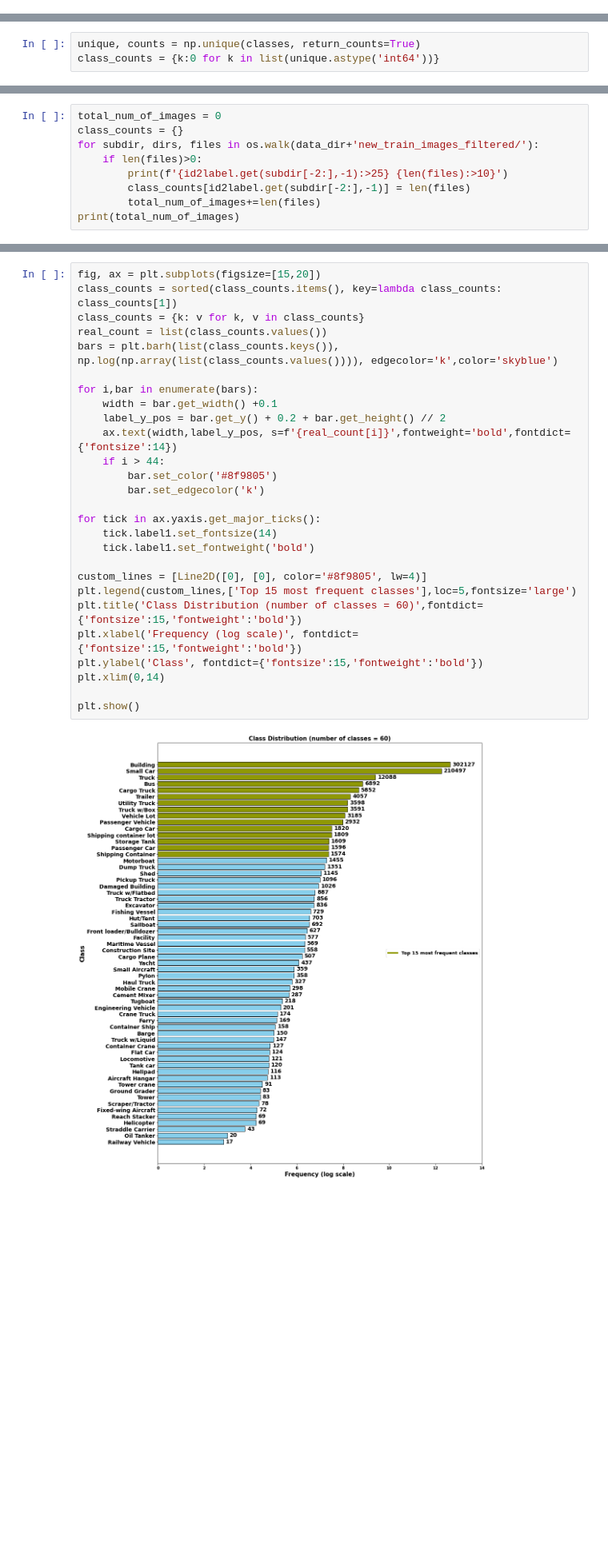
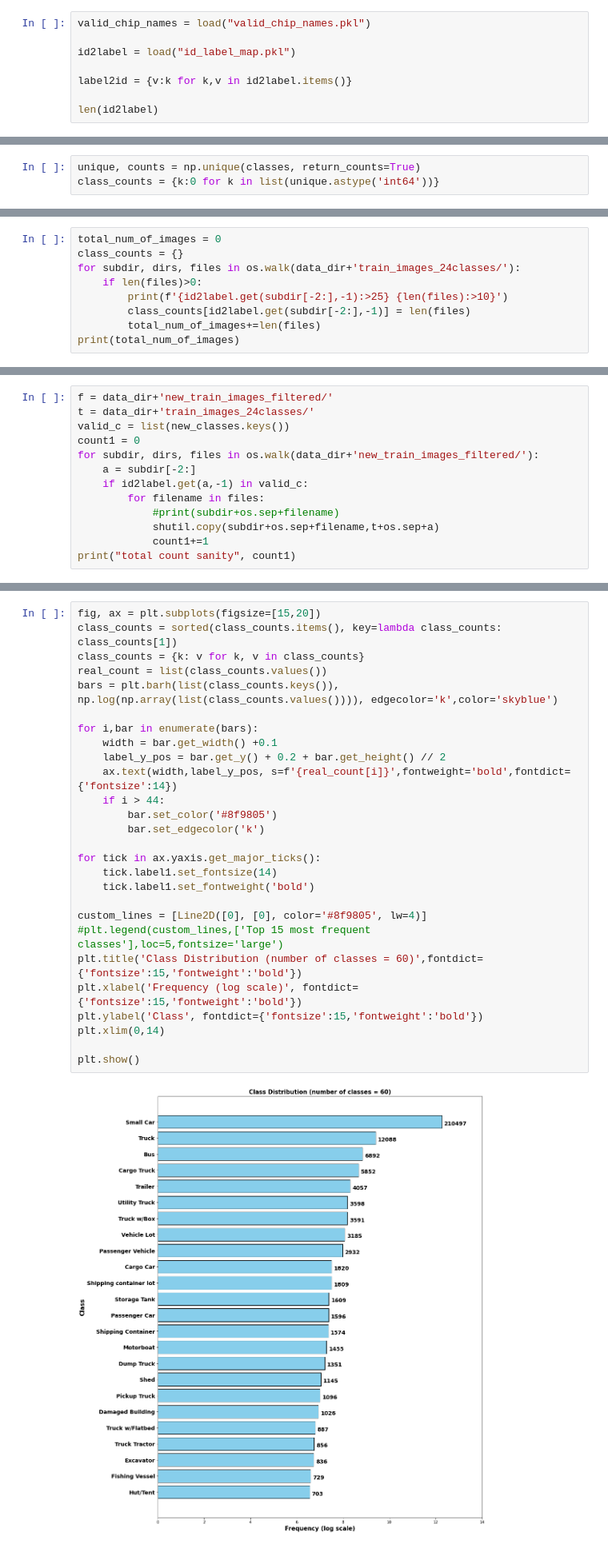
Before and after one commit to NatnaelTDaba/Object-Detection, a Jupyter notebook: xView_Processing.ipynb, the cells around one changed output, grey strips where cells are left out. Shown at 80% size. Saved outputs shown, nothing was run; the diff lists cells and outputs as text; blank space fills up the shorter version.

```diff
--- a/xView_Processing.ipynb
+++ b/xView_Processing.ipynb
@@ -50,0 +39,8 @@ len(valid_chip_names)
+# %%
+valid_chip_names = load("valid_chip_names.pkl")
+
+id2label = load("id_label_map.pkl")
+
+label2id = {v:k for k,v in id2label.items()}
+
+len(id2label)
@@ -153,7 +175,7 @@ print("filtered images",filtered_images_count)
 # %%
 total_num_of_images = 0
 class_counts = {}
-for subdir, dirs, files in os.walk(data_dir+'new_train_images_filtered/'):
+for subdir, dirs, files in os.walk(data_dir+'train_images_24classes/'):
     if len(files)>0:
         print(f'{id2label.get(subdir[-2:],-1):>25} {len(files):>10}')
         class_counts[id2label.get(subdir[-2:],-1)] = len(files)
@@ -179,0 +232,13 @@ print(total_num_of_images)
+# %%
+f = data_dir+'new_train_images_filtered/'
+t = data_dir+'train_images_24classes/'
+valid_c = list(new_classes.keys())
+count1 = 0
+for subdir, dirs, files in os.walk(data_dir+'new_train_images_filtered/'):
+    a = subdir[-2:]
+    if id2label.get(a,-1) in valid_c:
+        for filename in files:
+            #print(subdir+os.sep+filename)
+            shutil.copy(subdir+os.sep+filename,t+os.sep+a)
+            count1+=1
+print("total count sanity", count1)
@@ -180,32 +271,32 @@ print(total_num_of_images)
 # %%
 fig, ax = plt.subplots(figsize=[15,20])
 class_counts = sorted(class_counts.items(), key=lambda class_counts: class_counts[1])
 class_counts = {k: v for k, v in class_counts}
 real_count = list(class_counts.values())
 bars = plt.barh(list(class_counts.keys()), np.log(np.array(list(class_counts.values()))), edgecolor='k',color='skyblue')
 
 for i,bar in enumerate(bars):
     width = bar.get_width() +0.1
     label_y_pos = bar.get_y() + 0.2 + bar.get_height() // 2
     ax.text(width,label_y_pos, s=f'{real_count[i]}',fontweight='bold',fontdict={'fontsize':14})
     if i > 44:
         bar.set_color('#8f9805')
         bar.set_edgecolor('k')
 
 for tick in ax.yaxis.get_major_ticks():
     tick.label1.set_fontsize(14)
     tick.label1.set_fontweight('bold')
 
 custom_lines = [Line2D([0], [0], color='#8f9805', lw=4)]
-plt.legend(custom_lines,['Top 15 most frequent classes'],loc=5,fontsize='large')
+#plt.legend(custom_lines,['Top 15 most frequent classes'],loc=5,fontsize='large')
 plt.title('Class Distribution (number of classes = 60)',fontdict={'fontsize':15,'fontweight':'bold'})
 plt.xlabel('Frequency (log scale)', fontdict={'fontsize':15,'fontweight':'bold'})
 plt.ylabel('Class', fontdict={'fontsize':15,'fontweight':'bold'})
 plt.xlim(0,14)
 
 plt.show()
 # %% [output]
-[figure, old version]
+[figure, new version]
 # %%
 f = open('old_pixel_areas.pkl','rb')
 old_pixel_areas = pickle.load(f)
```
Also changed, not shown: parts of 19 cells of this notebook, 5 other files.
